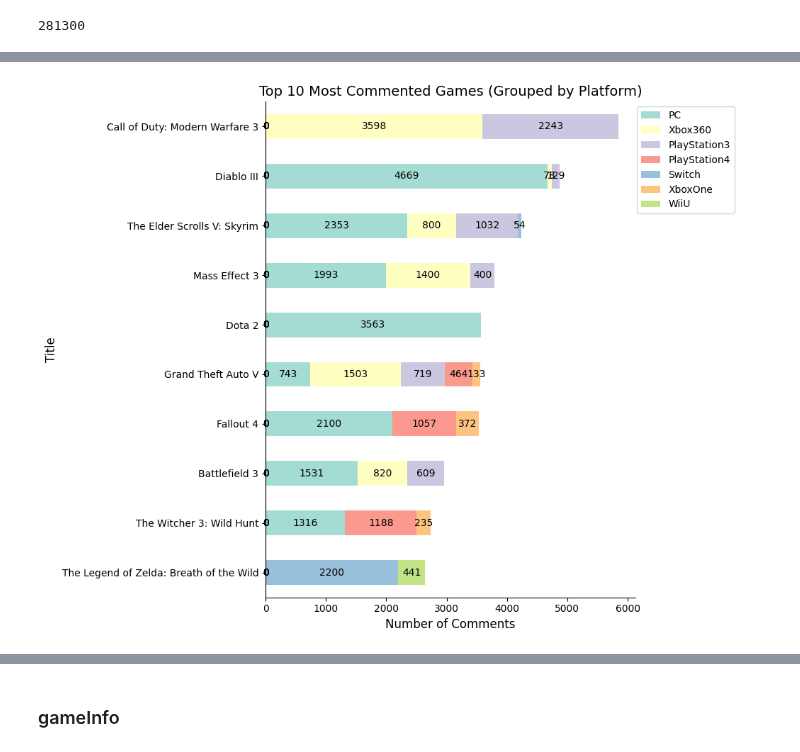
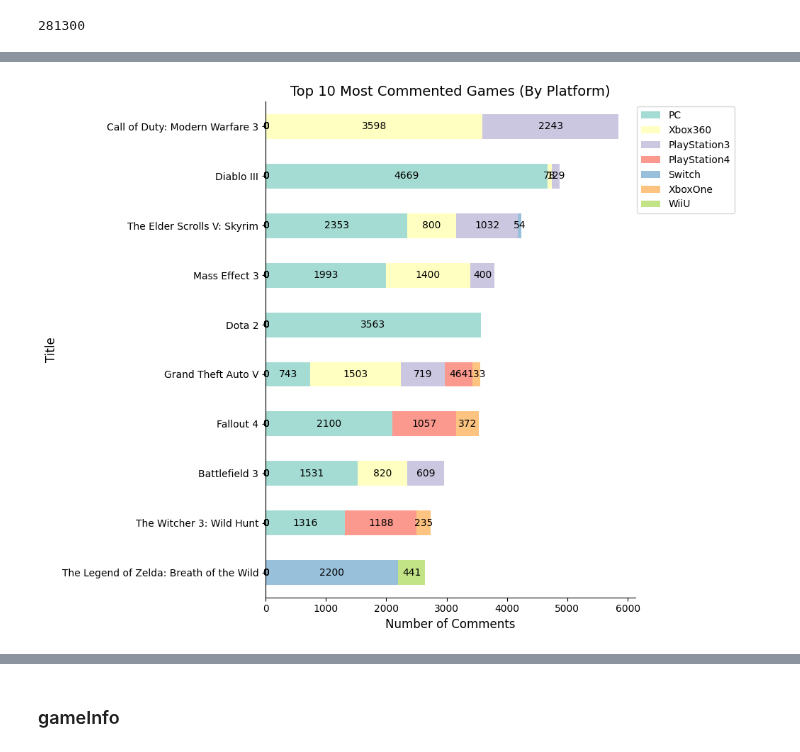
Before and after one commit to wd686/EBAC, a Jupyter notebook: dataProcessing/dataProcessing.ipynb, the cells around one changed output, grey strips where cells are left out. Saved outputs shown, nothing was run; the diff lists cells and outputs as text; code cells hidden in the pictures.

```diff
--- a/dataProcessing/dataProcessing.ipynb
+++ b/dataProcessing/dataProcessing.ipynb
@@ -179,32 +212,32 @@ pivot_df = df.pivot(index='Title', columns='Platform', values='Comment')
 sorted_titles = pivot_df.sum(axis=1).sort_values().index
 pivot_df = pivot_df.loc[sorted_titles]
 
 # Sort platforms by the total number of comments
 sorted_platforms = pivot_df.sum().sort_values(ascending=False).index
 pivot_df = pivot_df[sorted_platforms]
 
 # Create a figure and axis
 fig, ax = plt.subplots(figsize=(10, 8))
 
 # Use a Seaborn color palette for better colors
 colors = sns.color_palette("Set3", n_colors=len(pivot_df.columns))
 
 # Plot the stacked bar chart
 bars = pivot_df.plot(kind='barh', stacked=True, color=colors, alpha=0.8, ax=ax)
 
 ax.set_xlabel('Number of Comments', fontsize=12)
 ax.set_ylabel('Title', fontsize=12)
-ax.set_title('Top 10 Most Commented Games (Grouped by Platform)', fontsize=14)
+ax.set_title('Top 10 Most Commented Games (By Platform)', fontsize=14)
 ax.spines[['right', 'top']].set_visible(False)
 
 # Add data labels to the bars
 for container in bars.containers:
     ax.bar_label(container, fmt='%.0f', label_type='center', fontsize=10, color='black')
 
 # Add legends
 ax.legend(loc='upper left', bbox_to_anchor=(0.99, 1), labels=sorted_platforms, fontsize=10)
 
 plt.tight_layout()
 plt.show()
 # %% [output]
-[figure, old version]
+[figure, new version]
```
Also changed, not shown: parts of 8 cells of this notebook, 1 other file.
